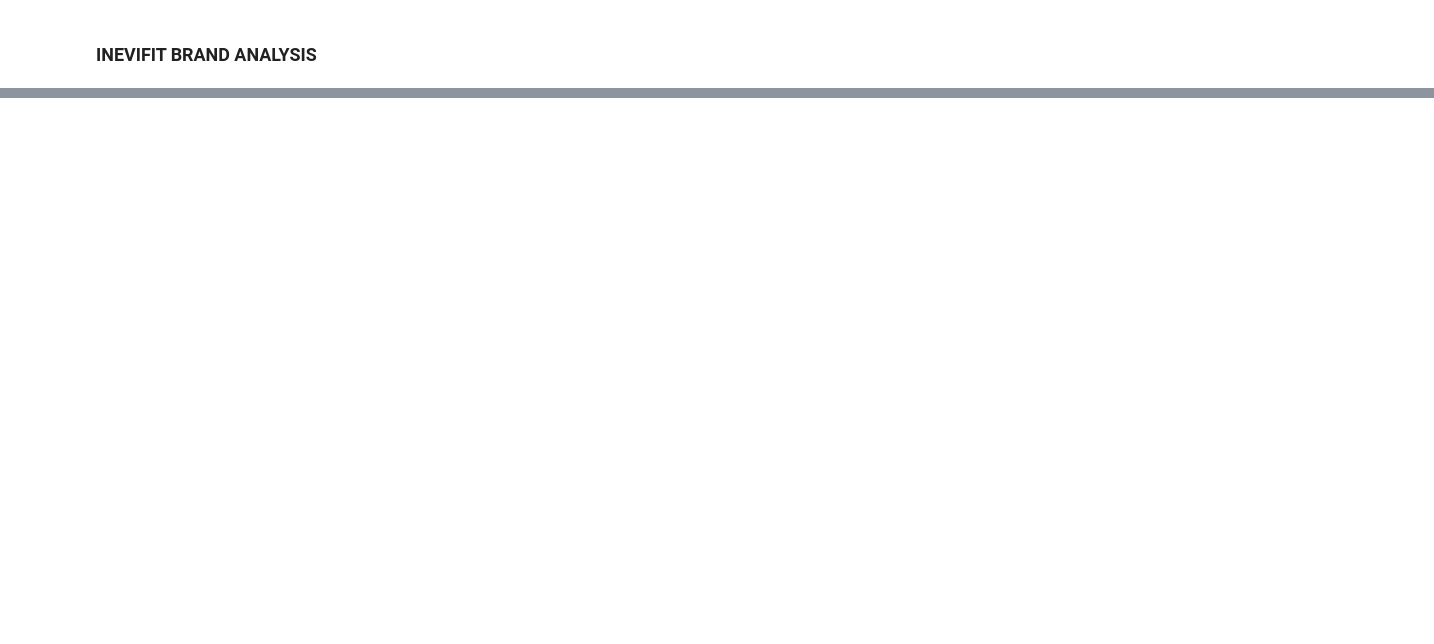
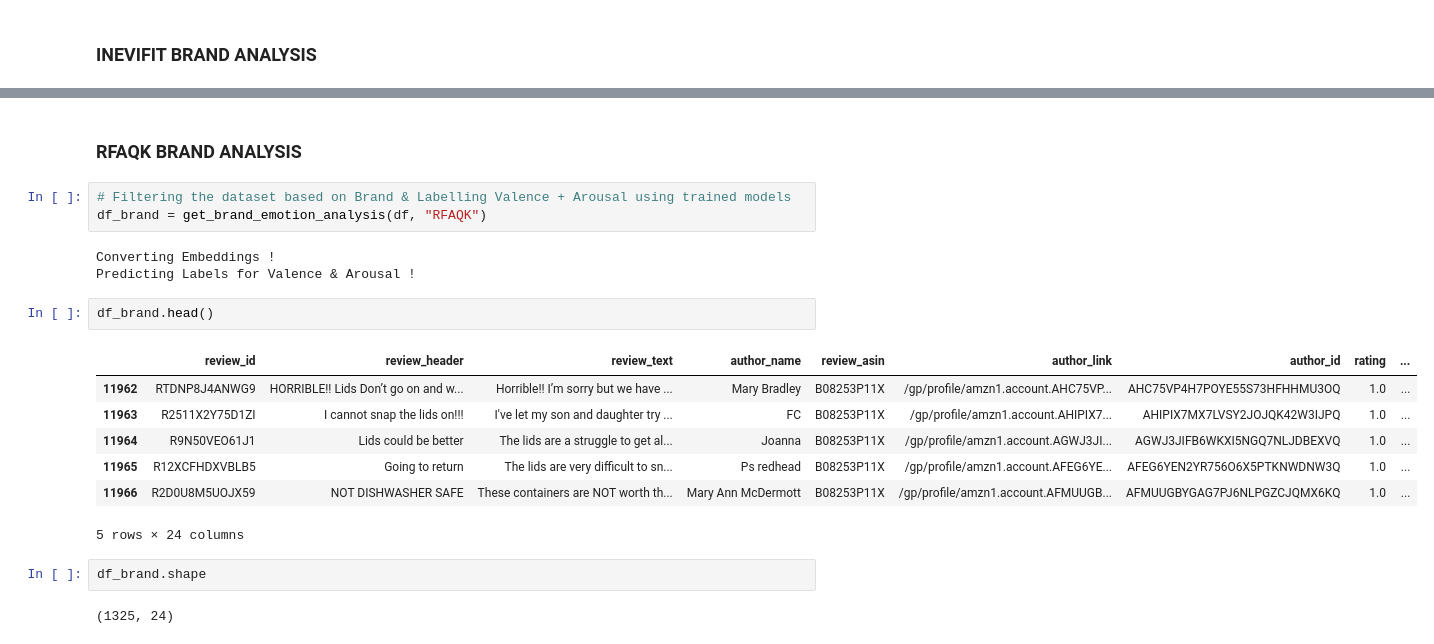
Before and after one commit to reachusama/text-analysis-using-gpt3-embeddings, a Jupyter notebook: Personal_Python_Notebooks_and_Scripting.ipynb, the cells around one changed output, grey strips where cells are left out. Saved outputs shown, nothing was run; the diff lists cells and outputs as text; blank space fills up the shorter version.

```diff
--- a/Personal_Python_Notebooks_and_Scripting.ipynb
+++ b/Personal_Python_Notebooks_and_Scripting.ipynb
@@ -1497,0 +1629,22 @@ plot_embeddings(dimensions_2d,
+# %% [markdown]
+### **RFAQK BRAND ANALYSIS**
+# %%
+# Filtering the dataset based on Brand & Labelling Valence + Arousal using trained models
+df_brand = get_brand_emotion_analysis(df, "RFAQK")
+# %% [output]
+Converting Embeddings !
+Predicting Labels for Valence & Arousal !
+# %%
+df_brand.head()
+# %% [output]
+|  | review_id | review_header | review_text | author_name | review_asin | author_link | author_id | rating | ... |
+| 11962 | RTDNP8J4ANWG9 | HORRIBLE!! Lids Don’t go on and w... | Horrible!! I’m sorry but we have ... | Mary Bradley | B08253P11X | /gp/profile/amzn1.account.AHC75VP... | AHC75VP4H7POYE55S73HFHHMU3OQ | 1.0 | ... |
+| 11963 | R2511X2Y75D1ZI | I cannot snap the lids on!!! | I've let my son and daughter try ... | FC | B08253P11X | /gp/profile/amzn1.account.AHIPIX7... | AHIPIX7MX7LVSY2JOJQK42W3IJPQ | 1.0 | ... |
+| 11964 | R9N50VEO61J1 | Lids could be better | The lids are a struggle to get al... | Joanna | B08253P11X | /gp/profile/amzn1.account.AGWJ3JI... | AGWJ3JIFB6WKXI5NGQ7NLJDBEXVQ | 1.0 | ... |
+| 11965 | R12XCFHDXVBLB5 | Going to return | The lids are very difficult to sn... | Ps redhead | B08253P11X | /gp/profile/amzn1.account.AFEG6YE... | AFEG6YEN2YR756O6X5PTKNWDNW3Q | 1.0 | ... |
+| 11966 | R2D0U8M5UOJX59 | NOT DISHWASHER SAFE | These containers are NOT worth th... | Mary Ann McDermott | B08253P11X | /gp/profile/amzn1.account.AFMUUGB... | AFMUUGBYGAG7PJ6NLPGZCJQMX6KQ | 1.0 | ... |
+5 rows × 24 columns
+# %%
+df_brand.shape
+# %% [output]
+(1325, 24)
```
Also changed, not shown: parts of 80 cells of this notebook.
